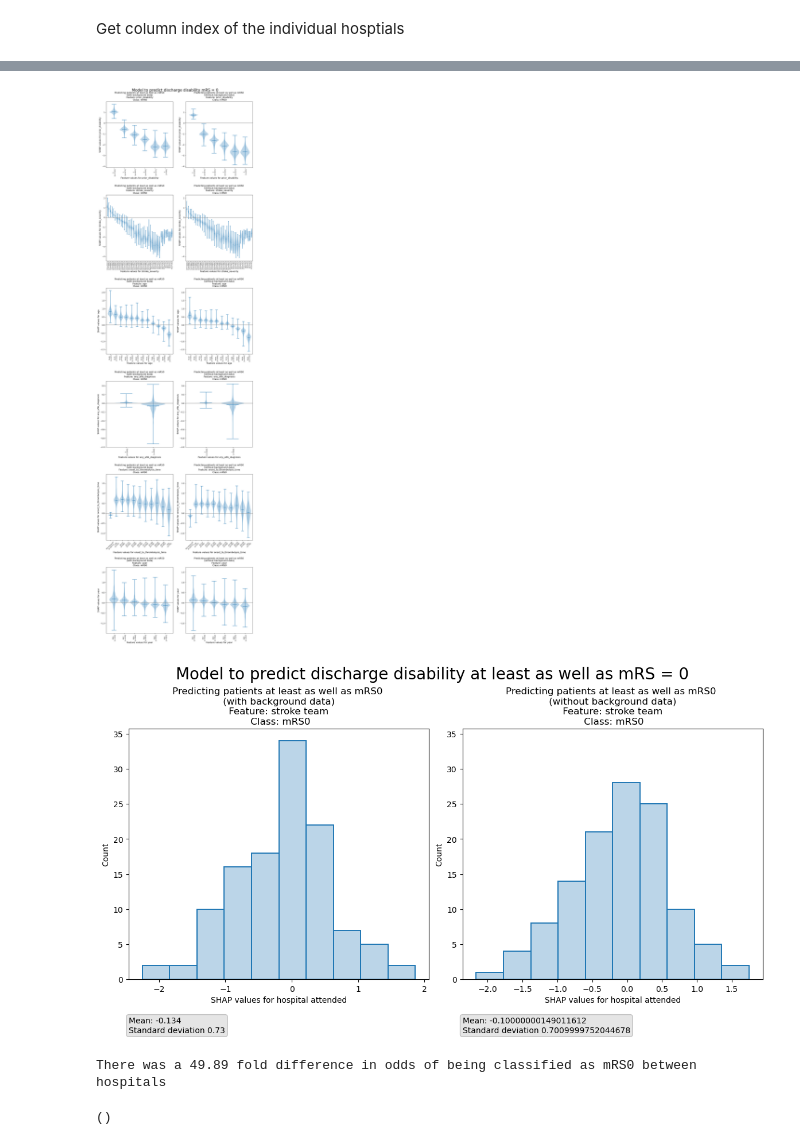
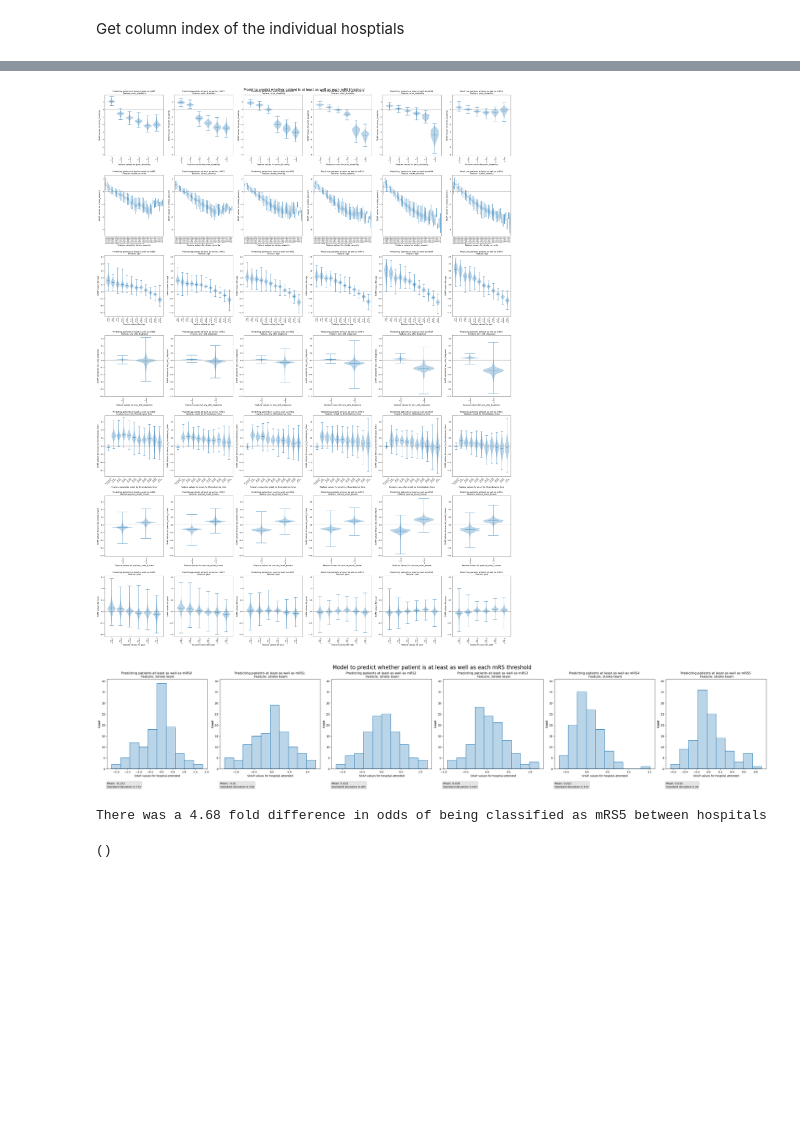
Before and after one commit to samuel-book/stroke_outcome_ml, a Jupyter notebook: xgb_7_features/080_xgb_1fold_7_features_binary_thresholds.ipynb, the cells around one changed output, grey strips where cells are left out. Saved outputs shown, nothing was run; the diff lists cells and outputs as text; code cells hidden in the pictures; blank space fills up the shorter version.

```diff
--- a/xgb_7_features/080_xgb_1fold_7_features_binary_thresholds.ipynb
+++ b/xgb_7_features/080_xgb_1fold_7_features_binary_thresholds.ipynb
@@ -598,7 +674,7 @@ specificity = []
 thresholds = np.arange(0.0, 1.01, 0.01)
 for cutoff in thresholds: #  loop 0 --> 1 on steps of 0.1
     # Get classificiation using cutoff
-    predicted_class = y_probs[:,1] >= cutoff
+    predicted_class = y_probs >= cutoff
     predicted_class = predicted_class * 1.0
     # Call accuracy measures function
     accuracy = calculate_accuracy(y_test, predicted_class)
@@ -609,6 +685,10 @@ for cutoff in thresholds: #  loop 0 --> 1 on steps of 0.1
 Create a combined plot: ROC and sensitivity-specificity
 # %%
 fig = plt.figure(figsize=(10,5))
+
+# Get ROC AUC
+fpr, tpr, thresholds = roc_curve(y_test_bin, y_probs)
+roc_auc = auc(fpr, tpr)
 
 # Plot ROC
 ax1 = fig.add_subplot(121)
@@ -635,7 +715,7 @@ plt.tight_layout(pad=2)
 
 filename = os.path.join(paths.image_save_path, (paths.notebook +
                         paths.model_text + '_roc_sens_spec' + '_' +
-                        binary_threshold + '.jpg'))
+                        str(binary_threshold) + '.jpg'))
 
 plt.savefig(filename, dpi=300)
 
@@ -743,11 +777,3 @@ def calculate_shap_extended(filename, model, X_train, X_test):
-# %%
-# Set filename
-filename = os.path.join(paths.data_save_path,
-                        (paths.notebook + paths.model_text + binary_threshold +
-                         '_shap_values_extended.p'))
-
-# Load or calculate SHAP extended
-explainer = calculate_shap_extended(filename, model, X_train, X_test)
 # %% [markdown]
 ### Format the SHAP values data
 
@@ -1228,18 +1224,25 @@ list_shap_values_extended.append(shap_values_extended_wo_background)
+# %%
+# Create a mask for feature names that don't contain string "team_"
+mask_exclude_team = ['team_' not in i for i in feature_names_ohe]
+mask_include_team = ['team_' in i for i in feature_names_ohe]
+
+# Use mask to exclude features containing string "team_"
+model_features = np.array(feature_names_ohe)
+model_features_wo_teams = model_features[mask_exclude_team]
+model_team_features = model_features[mask_include_team]
 # %%
 # Violin plots of feature data vs SHAP values
-violin_plots_compare_models(binary_threshold,
-                            list_model_features_wo_teams,
+violin_plots_compare_models(list_binary_thresholds,
+                            model_features_wo_teams.tolist(),
                             list_shap_values_extended,
-                            list_model_title,
                             equal_steps=False)
 
 # Histogram of stroke team SHAP values
-histograms_compare_models(binary_threshold,
-                          list_unique_team_feature_names,
-                          list_shap_values_extended,
-                          list_model_title)
+histograms_compare_models(list_binary_thresholds,
+                          model_team_features.tolist(),
+                          list_shap_values_extended)
 # %% [output]
-[figure, old version]
+[figure, new version]
-[figure, old version]
+[figure, new version]
-There was a 49.89 fold difference in odds of being classified as mRS0 between hospitals
+There was a 4.68 fold difference in odds of being classified as mRS5 between hospitals
 ()
```
Also changed, not shown: parts of 33 cells of this notebook.
